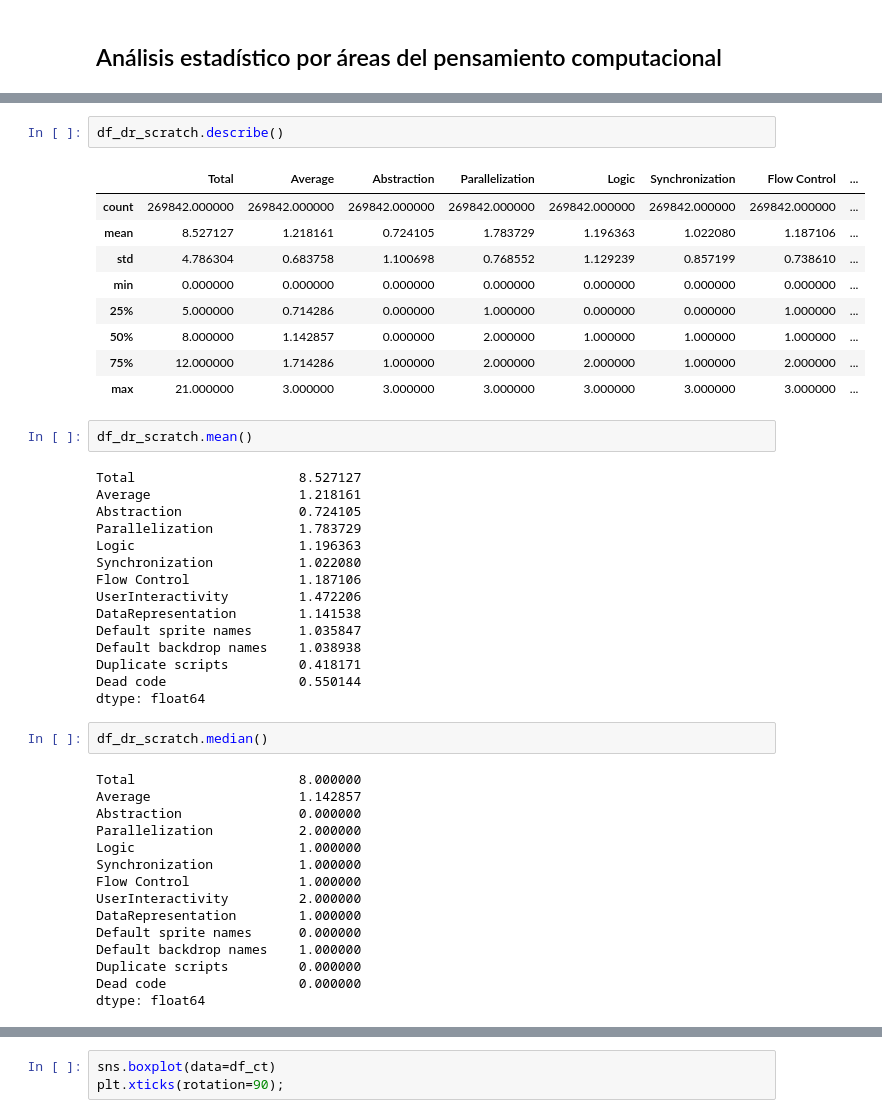
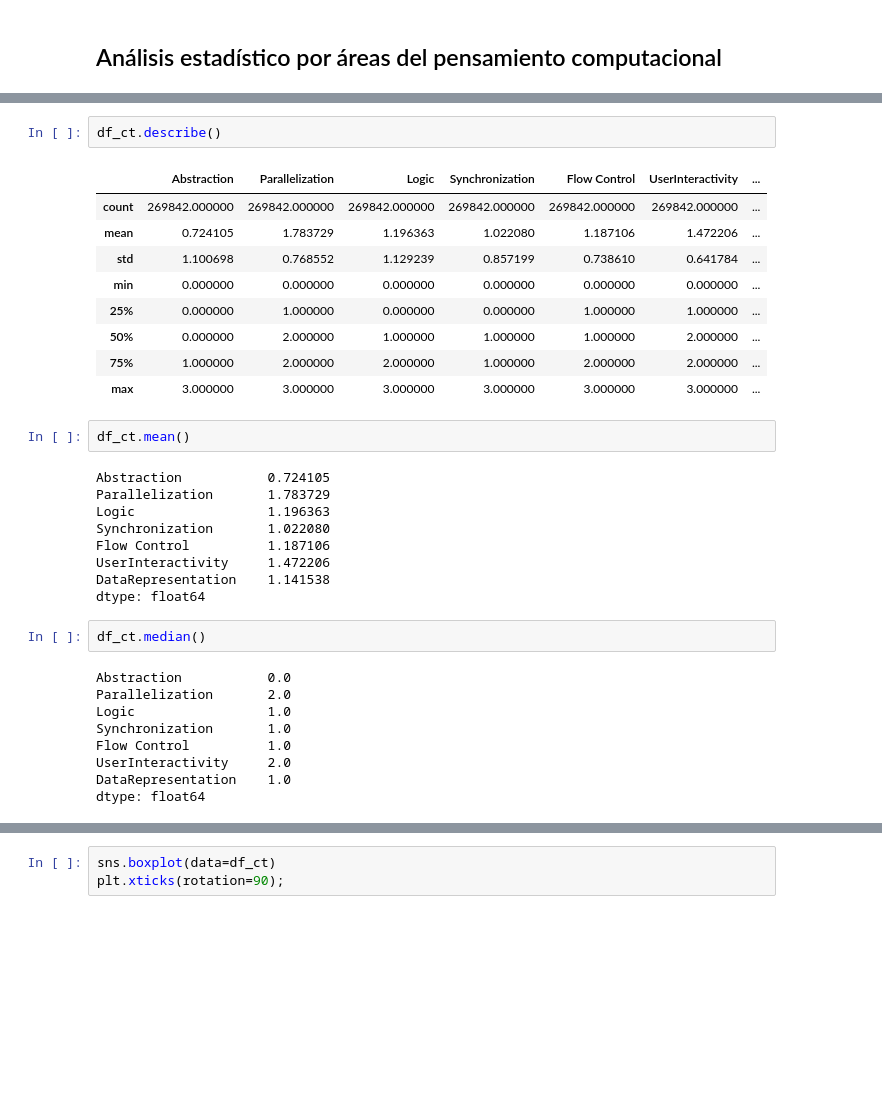
Before and after one commit to rcruiz/pruebaCT, a Jupyter notebook: Dr_Scratch_Analysis.ipynb, the cells around one changed output, grey strips where cells are left out. Saved outputs shown, nothing was run; the diff lists cells and outputs as text; blank space fills up the shorter version.

```diff
--- a/Dr_Scratch_Analysis.ipynb
+++ b/Dr_Scratch_Analysis.ipynb
@@ -320,47 +340,35 @@ ax=axs[3,1].remove()
 # %%
-df_dr_scratch.describe()
+df_ct.describe()
 # %% [output]
-|  | Total | Average | Abstraction | Parallelization | Logic | Synchronization | Flow Control | ... |
-| count | 269842.000000 | 269842.000000 | 269842.000000 | 269842.000000 | 269842.000000 | 269842.000000 | 269842.000000 | ... |
-| mean | 8.527127 | 1.218161 | 0.724105 | 1.783729 | 1.196363 | 1.022080 | 1.187106 | ... |
-| std | 4.786304 | 0.683758 | 1.100698 | 0.768552 | 1.129239 | 0.857199 | 0.738610 | ... |
-| min | 0.000000 | 0.000000 | 0.000000 | 0.000000 | 0.000000 | 0.000000 | 0.000000 | ... |
-| 25% | 5.000000 | 0.714286 | 0.000000 | 1.000000 | 0.000000 | 0.000000 | 1.000000 | ... |
-| 50% | 8.000000 | 1.142857 | 0.000000 | 2.000000 | 1.000000 | 1.000000 | 1.000000 | ... |
-| 75% | 12.000000 | 1.714286 | 1.000000 | 2.000000 | 2.000000 | 1.000000 | 2.000000 | ... |
-| max | 21.000000 | 3.000000 | 3.000000 | 3.000000 | 3.000000 | 3.000000 | 3.000000 | ... |
+|  | Abstraction | Parallelization | Logic | Synchronization | Flow Control | UserInteractivity | ... |
+| count | 269842.000000 | 269842.000000 | 269842.000000 | 269842.000000 | 269842.000000 | 269842.000000 | ... |
+| mean | 0.724105 | 1.783729 | 1.196363 | 1.022080 | 1.187106 | 1.472206 | ... |
+| std | 1.100698 | 0.768552 | 1.129239 | 0.857199 | 0.738610 | 0.641784 | ... |
+| min | 0.000000 | 0.000000 | 0.000000 | 0.000000 | 0.000000 | 0.000000 | ... |
+| 25% | 0.000000 | 1.000000 | 0.000000 | 0.000000 | 1.000000 | 1.000000 | ... |
+| 50% | 0.000000 | 2.000000 | 1.000000 | 1.000000 | 1.000000 | 2.000000 | ... |
+| 75% | 1.000000 | 2.000000 | 2.000000 | 1.000000 | 2.000000 | 2.000000 | ... |
+| max | 3.000000 | 3.000000 | 3.000000 | 3.000000 | 3.000000 | 3.000000 | ... |
 # %%
-df_dr_scratch.mean()
+df_ct.mean()
 # %% [output]
-Total                     8.527127
-Average                   1.218161
-Abstraction               0.724105
-Parallelization           1.783729
-Logic                     1.196363
-Synchronization           1.022080
-Flow Control              1.187106
-UserInteractivity         1.472206
-DataRepresentation        1.141538
-Default sprite names      1.035847
-Default backdrop names    1.038938
-Duplicate scripts         0.418171
-Dead code                 0.550144
+Abstraction           0.724105
+Parallelization       1.783729
+Logic                 1.196363
+Synchronization       1.022080
+Flow Control          1.187106
+UserInteractivity     1.472206
+DataRepresentation    1.141538
 dtype: float64
 # %%
-df_dr_scratch.median()
+df_ct.median()
 # %% [output]
-Total                     8.000000
-Average                   1.142857
-Abstraction               0.000000
-Parallelization           2.000000
-Logic                     1.000000
-Synchronization           1.000000
-Flow Control              1.000000
-UserInteractivity         2.000000
-DataRepresentation        1.000000
-Default sprite names      0.000000
-Default backdrop names    1.000000
-Duplicate scripts         0.000000
-Dead code                 0.000000
+Abstraction           0.0
+Parallelization       2.0
+Logic                 1.0
+Synchronization       1.0
+Flow Control          1.0
+UserInteractivity     2.0
+DataRepresentation    1.0
 dtype: float64
 # %%
```
Also changed, not shown: parts of 87 cells of this notebook.
